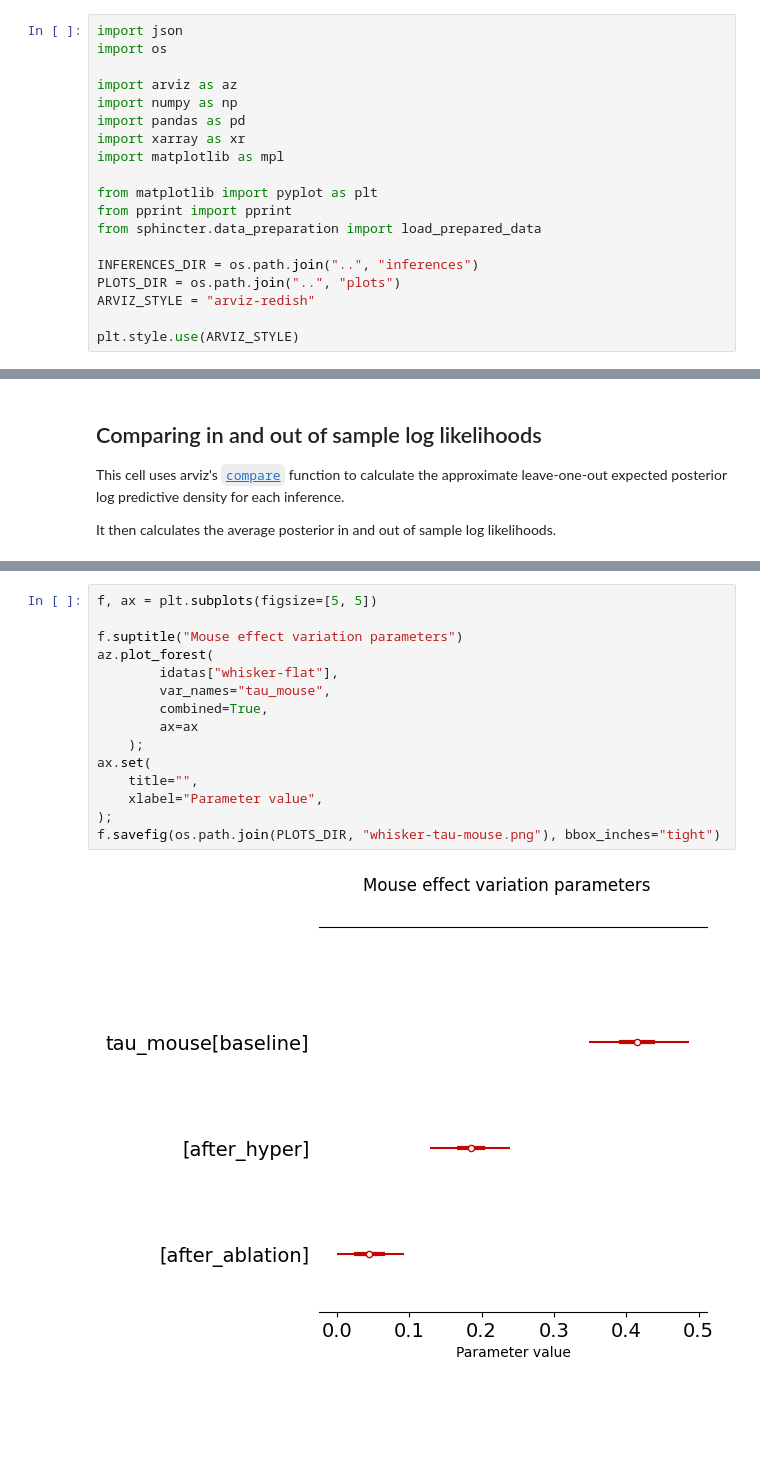
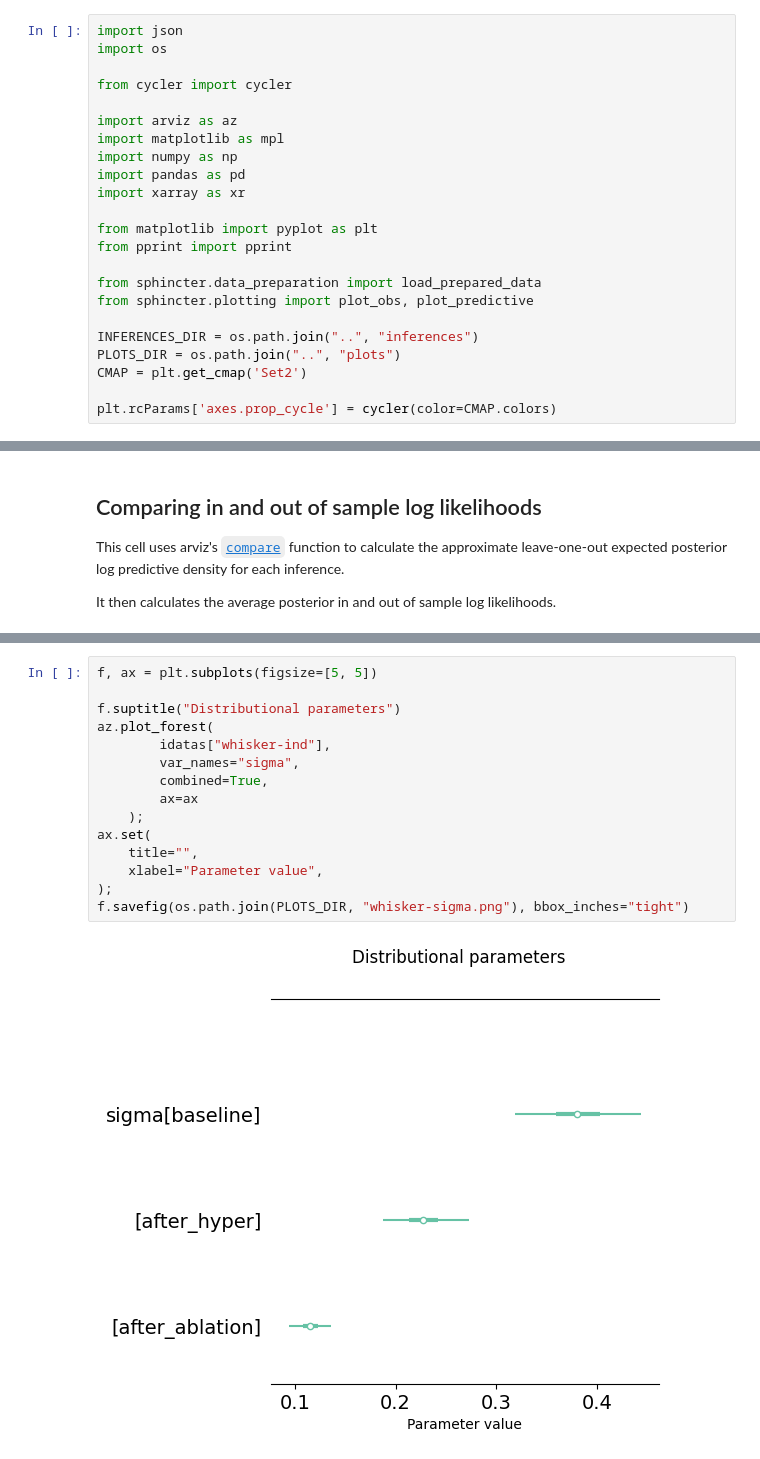
Before and after one commit to teddygroves/sphincter, a Jupyter notebook: sphincter/whisker.ipynb, the cells around one changed output, grey strips where cells are left out. Cells and saved outputs as stored; diff of their text form; blank space fills up the shorter version.

```diff
--- a/sphincter/whisker.ipynb
+++ b/sphincter/whisker.ipynb
@@ -8,21 +8,25 @@ This notebook investigates the results of running this analysis.
 import json
 import os
 
+from cycler import cycler
+
 import arviz as az
+import matplotlib as mpl
 import numpy as np
 import pandas as pd
 import xarray as xr
-import matplotlib as mpl
 
 from matplotlib import pyplot as plt
 from pprint import pprint
+
 from sphincter.data_preparation import load_prepared_data
+from sphincter.plotting import plot_obs, plot_predictive
 
 INFERENCES_DIR = os.path.join("..", "inferences")
 PLOTS_DIR = os.path.join("..", "plots")
-ARVIZ_STYLE = "arviz-redish"
+CMAP = plt.get_cmap('Set2')
 
-plt.style.use(ARVIZ_STYLE)
+plt.rcParams['axes.prop_cycle'] = cycler(color=CMAP.colors)
 # %% [markdown]
 ## Loading InferenceData objects
 
@@ -273,20 +239,20 @@ f.savefig(os.path.join(PLOTS_DIR, "whisker-age-effects.png"), bbox_inches="tight
 # %%
 f, ax = plt.subplots(figsize=[5, 5])
 
-f.suptitle("Mouse effect variation parameters")
+f.suptitle("Distributional parameters")
 az.plot_forest(
-        idatas["whisker-flat"],
-        var_names="tau_mouse",
+        idatas["whisker-ind"],
+        var_names="sigma",
         combined=True,
         ax=ax
     );
 ax.set(
     title="",
     xlabel="Parameter value",
 );
-f.savefig(os.path.join(PLOTS_DIR, "whisker-tau-mouse.png"), bbox_inches="tight")
+f.savefig(os.path.join(PLOTS_DIR, "whisker-sigma.png"), bbox_inches="tight")
 # %% [output]
-[figure, old version]
+[figure, new version]
 # %%
 diff = idatas["whisker-ind"].posterior["a_vessel_type"] - idatas["whisker-ind"].posterior["a_vessel_type"].sel(vessel_type="pen_art")
 
```
Also changed, not shown: parts of 18 cells of this notebook, 6 other files.
